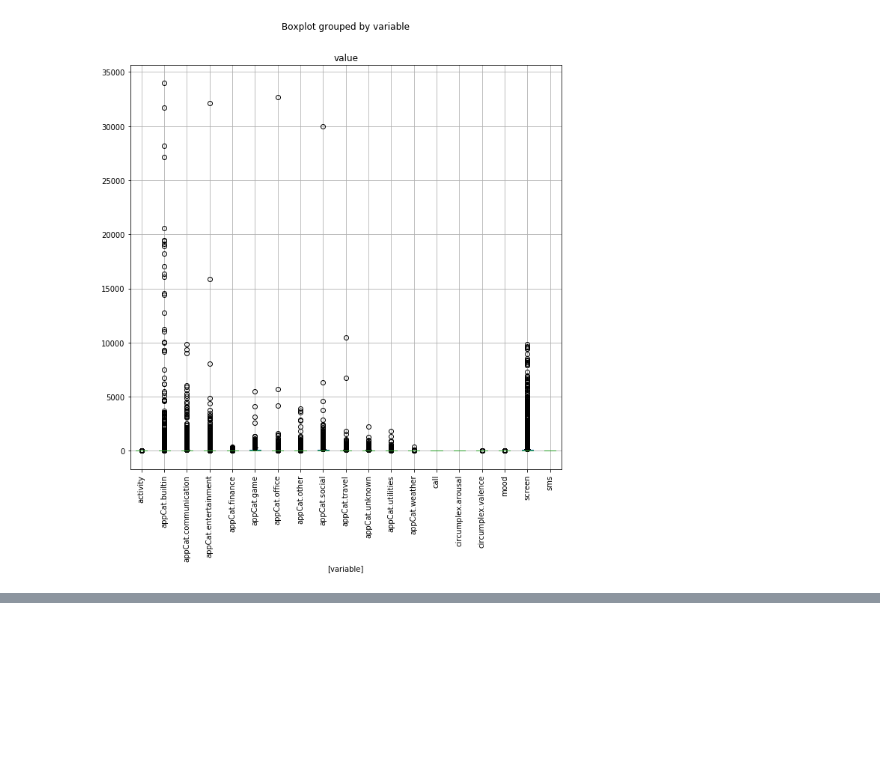
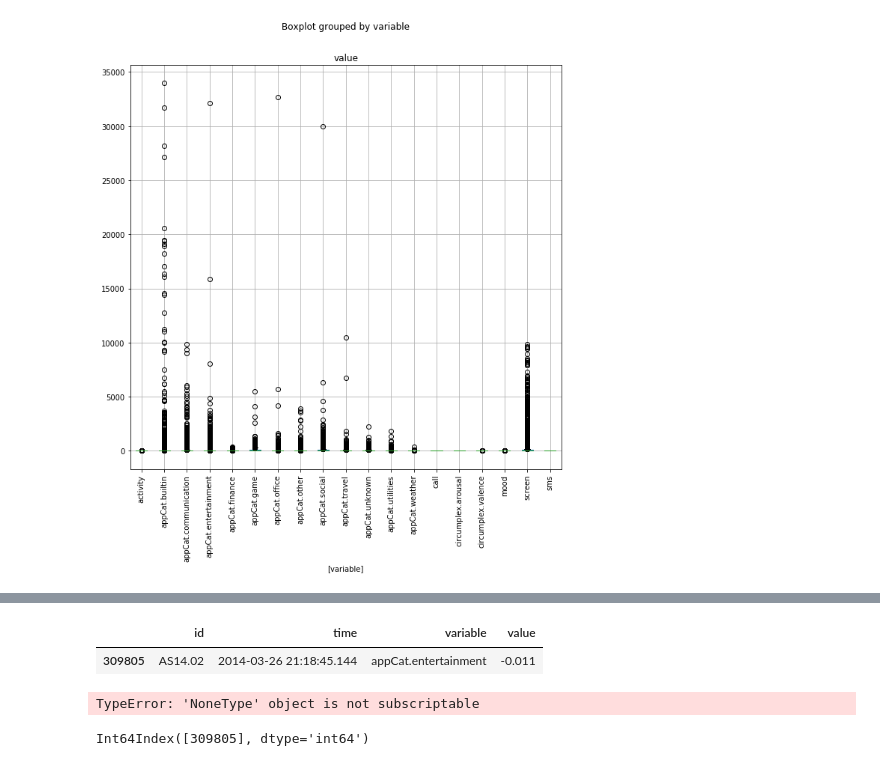
Before and after one commit to Duncan92/data_mining, a Jupyter notebook: assignment1/data_discovery.ipynb, the cells around one changed output, grey strips where cells are left out. Cells and saved outputs as stored; diff of their text form; code cells hidden in the pictures; blank space fills up the shorter version.

```diff
--- a/assignment1/data_discovery.ipynb
+++ b/assignment1/data_discovery.ipynb
@@ -262,0 +201,5 @@ list(df['time'])
+# %%
+df[(df['variable'] == 'appCat.entertainment') & (df['value'] < 0)]
+# %% [output]
+|  | id | time | variable | value |
+| 309805 | AS14.02 | 2014-03-26 21:18:45.144 | appCat.entertainment | -0.011 |
@@ -262,0 +209,8 @@ list(df['time'])
+# %%
+df[(df['variable'] == 'appCat.entertainment') & (df['value'] < 0)].index
+# %% [output]
+TypeError: 'NoneType' object is not subscriptable
+# %%
+remove_rows
+# %% [output]
+Int64Index([309805], dtype='int64')
```
Also changed, not shown: parts of 20 cells of this notebook.
